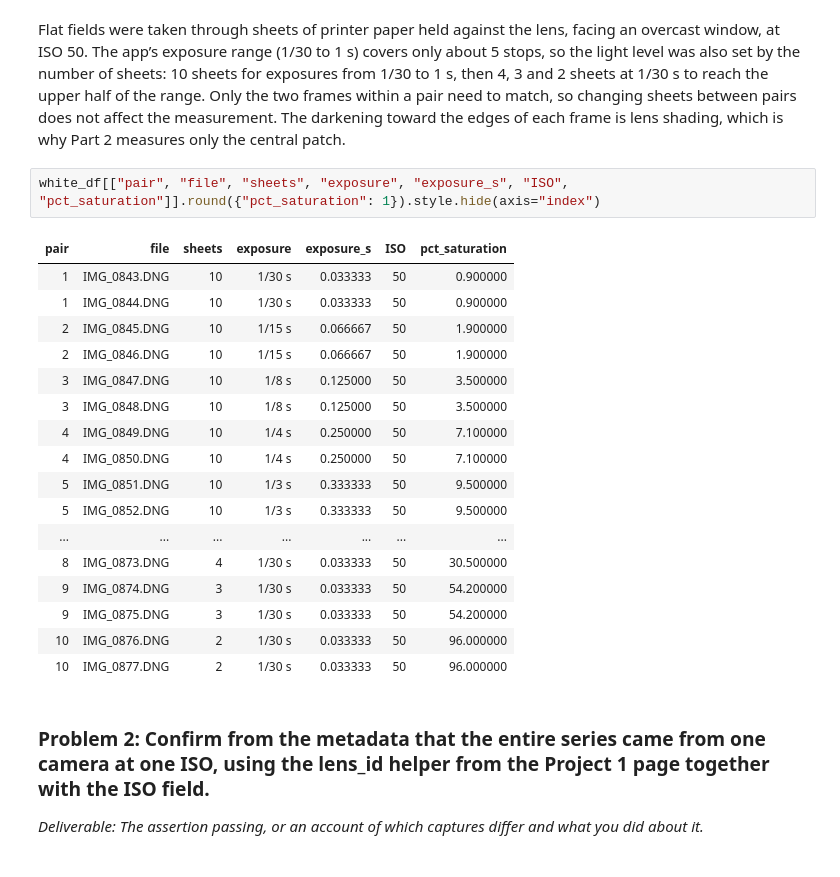
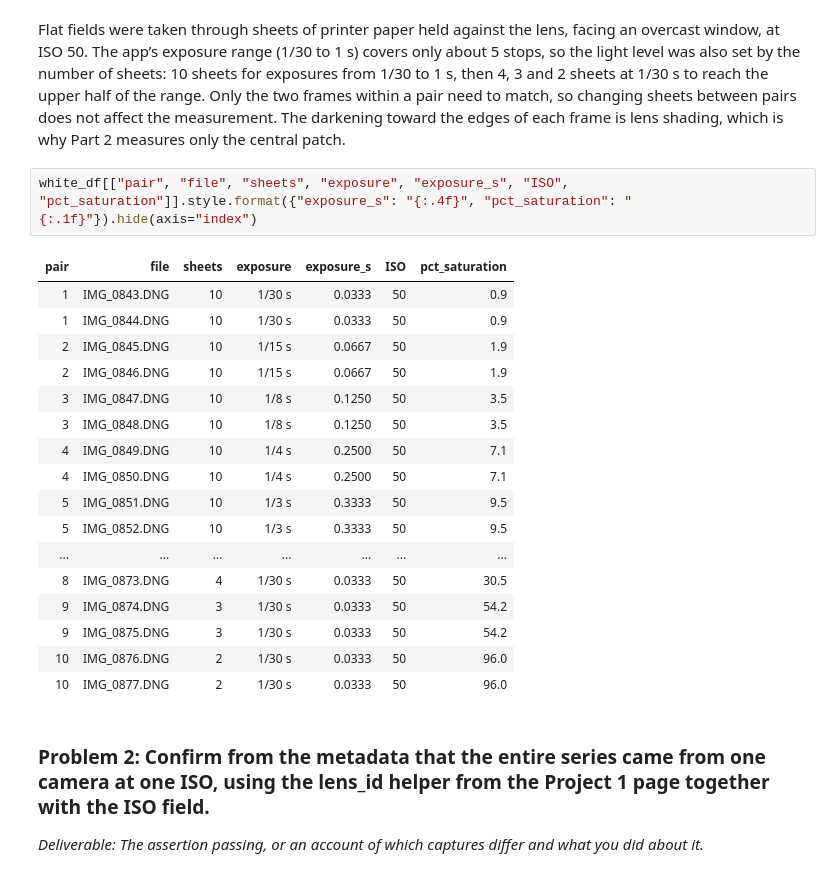
Before and after one commit to Jon-Knapp/EE513, a Jupyter notebook: Project 1/Noise_and_Linear_Light.ipynb, the cells around one changed output. Saved outputs shown, nothing was run; the diff lists cells and outputs as text.

```diff
--- a/Project 1/Noise_and_Linear_Light.ipynb
+++ b/Project 1/Noise_and_Linear_Light.ipynb
@@ -220,25 +222,25 @@ plt.show()
 # %% [markdown]
 Flat fields were taken through sheets of printer paper held against the lens, facing an overcast window, at ISO 50. The app’s exposure range (1/30 to 1 s) covers only about 5 stops, so the light level was also set by the number of sheets: 10 sheets for exposures from 1/30 to 1 s, then 4, 3 and 2 sheets at 1/30 s to reach the upper half of the range. Only the two frames within a pair need to match, so changing sheets between pairs does not affect the measurement. The darkening toward the edges of each frame is lens shading, which is why Part 2 measures only the central patch.
 # %%
-white_df[["pair", "file", "sheets", "exposure", "exposure_s", "ISO", "pct_saturation"]].round({"pct_saturation": 1}).style.hide(axis="index")
+white_df[["pair", "file", "sheets", "exposure", "exposure_s", "ISO", "pct_saturation"]].style.format({"exposure_s": "{:.4f}", "pct_saturation": "{:.1f}"}).hide(axis="index")
 # %% [output]
 | pair | file | sheets | exposure | exposure_s | ISO | pct_saturation |
-| 1 | IMG_0843.DNG | 10 | 1/30 s | 0.033333 | 50 | 0.900000 |
-| 1 | IMG_0844.DNG | 10 | 1/30 s | 0.033333 | 50 | 0.900000 |
-| 2 | IMG_0845.DNG | 10 | 1/15 s | 0.066667 | 50 | 1.900000 |
-| 2 | IMG_0846.DNG | 10 | 1/15 s | 0.066667 | 50 | 1.900000 |
-| 3 | IMG_0847.DNG | 10 | 1/8 s | 0.125000 | 50 | 3.500000 |
-| 3 | IMG_0848.DNG | 10 | 1/8 s | 0.125000 | 50 | 3.500000 |
-| 4 | IMG_0849.DNG | 10 | 1/4 s | 0.250000 | 50 | 7.100000 |
-| 4 | IMG_0850.DNG | 10 | 1/4 s | 0.250000 | 50 | 7.100000 |
-| 5 | IMG_0851.DNG | 10 | 1/3 s | 0.333333 | 50 | 9.500000 |
-| 5 | IMG_0852.DNG | 10 | 1/3 s | 0.333333 | 50 | 9.500000 |
+| 1 | IMG_0843.DNG | 10 | 1/30 s | 0.0333 | 50 | 0.9 |
+| 1 | IMG_0844.DNG | 10 | 1/30 s | 0.0333 | 50 | 0.9 |
+| 2 | IMG_0845.DNG | 10 | 1/15 s | 0.0667 | 50 | 1.9 |
+| 2 | IMG_0846.DNG | 10 | 1/15 s | 0.0667 | 50 | 1.9 |
+| 3 | IMG_0847.DNG | 10 | 1/8 s | 0.1250 | 50 | 3.5 |
+| 3 | IMG_0848.DNG | 10 | 1/8 s | 0.1250 | 50 | 3.5 |
+| 4 | IMG_0849.DNG | 10 | 1/4 s | 0.2500 | 50 | 7.1 |
+| 4 | IMG_0850.DNG | 10 | 1/4 s | 0.2500 | 50 | 7.1 |
+| 5 | IMG_0851.DNG | 10 | 1/3 s | 0.3333 | 50 | 9.5 |
+| 5 | IMG_0852.DNG | 10 | 1/3 s | 0.3333 | 50 | 9.5 |
 | ... | ... | ... | ... | ... | ... | ... |
-| 8 | IMG_0873.DNG | 4 | 1/30 s | 0.033333 | 50 | 30.500000 |
-| 9 | IMG_0874.DNG | 3 | 1/30 s | 0.033333 | 50 | 54.200000 |
-| 9 | IMG_0875.DNG | 3 | 1/30 s | 0.033333 | 50 | 54.200000 |
-| 10 | IMG_0876.DNG | 2 | 1/30 s | 0.033333 | 50 | 96.000000 |
-| 10 | IMG_0877.DNG | 2 | 1/30 s | 0.033333 | 50 | 96.000000 |
+| 8 | IMG_0873.DNG | 4 | 1/30 s | 0.0333 | 50 | 30.5 |
+| 9 | IMG_0874.DNG | 3 | 1/30 s | 0.0333 | 50 | 54.2 |
+| 9 | IMG_0875.DNG | 3 | 1/30 s | 0.0333 | 50 | 54.2 |
+| 10 | IMG_0876.DNG | 2 | 1/30 s | 0.0333 | 50 | 96.0 |
+| 10 | IMG_0877.DNG | 2 | 1/30 s | 0.0333 | 50 | 96.0 |
 # %% [markdown]
 ### Problem 2: Confirm from the metadata that the entire series came from one camera at one ISO, using the lens_id helper from the Project 1 page together with the ISO field.
 _Deliverable: The assertion passing, or an account of which captures differ and what you did about it._
```
Also changed, not shown: parts of 11 cells of this notebook, 2 other files.
